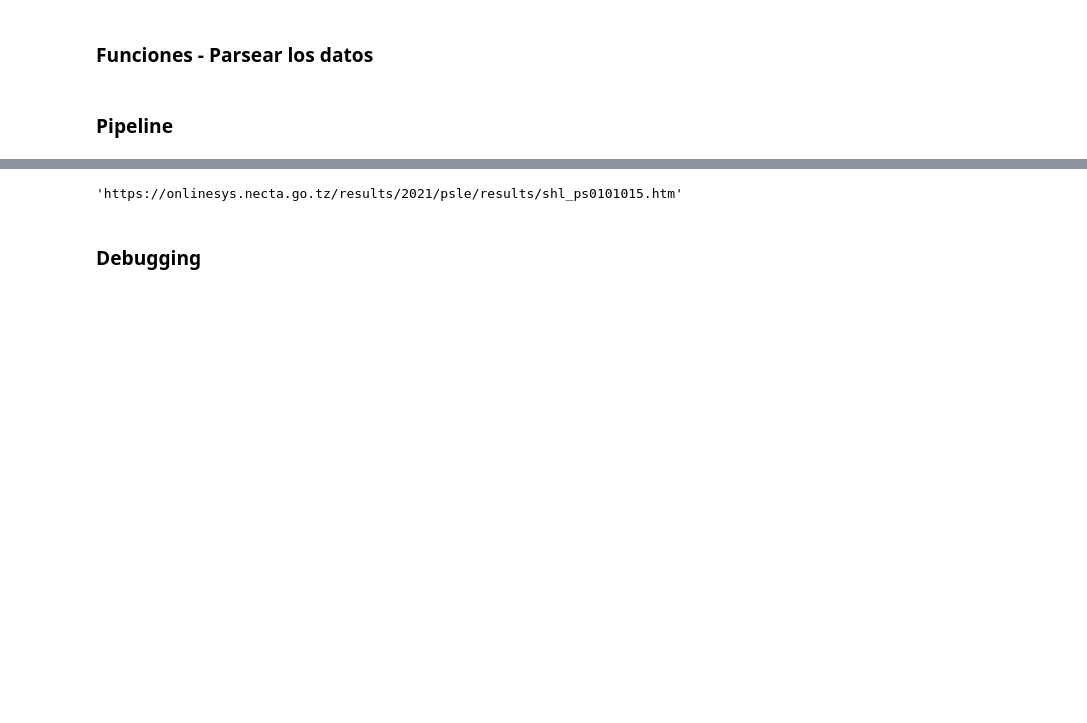
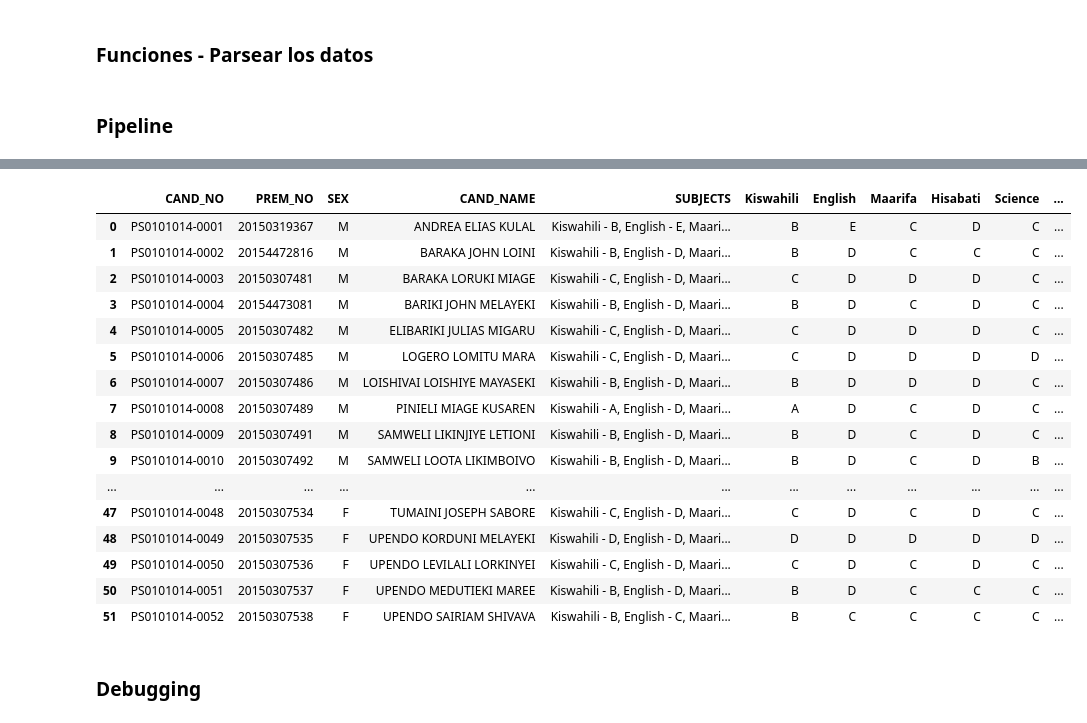
Before and after one commit to FedericoDM/indian-schools-extraction, a Jupyter notebook: tanzania/extract_2021.ipynb, the cells around one changed output, grey strips where cells are left out. Cells and saved outputs as stored; diff of their text form; code cells hidden in the pictures; blank space fills up the shorter version.

```diff
--- a/tanzania/extract_2021.ipynb
+++ b/tanzania/extract_2021.ipynb
@@ -49,7 +49,7 @@ def get_regions_dict(base_url):
 
     return regions_dict
 # %%
-def get_districts_dict(region_url, session):
+def get_districts_dict(region_url):
     """
     Get the districts dictionary from the regions dictionary
 
@@ -65,7 +65,7 @@ def get_districts_dict(region_url, session):
     success = 0
     while success == 0:
         try:
-            r = session.get(region_url, headers=headers, timeout=5)
+            r = requests.get(region_url, headers=headers, timeout=5)
             success = 1
         except Exception as err:
             time.sleep(1.5)
@@ -94,14 +94,14 @@ def get_districts_dict(region_url, session):
 
     return distr_dict
 # %%
-def get_schools_dict(distr_url, session):
+def get_schools_dict(distr_url):
     """
     Get the schools dictionary from the districts dictionary
     """
     success = 0
     while success == 0:
         try:
-            r = session.get(distr_url, headers=headers, timeout=5)
+            r = requests.get(distr_url, headers=headers, timeout=5)
             success = 1
         except Exception as err:
             time.sleep(1.5)
@@ -132,7 +132,7 @@ def get_schools_dict(distr_url, session):
 # %% [markdown]
 ### Funciones - Parsear los datos
 # %%
-def get_raw_table(school_url, session):
+def get_raw_table(school_url):
 
     """
     Gets table with raw data from the school url
@@ -141,7 +141,7 @@ def get_raw_table(school_url, session):
     success = 0
     while success == 0:
         try:
-            r = session.get(school_url, headers=headers, timeout=5)
+            r = requests.get(school_url, headers=headers, timeout=5)
             success = 1
         except Exception as err:
             time.sleep(1.5)
@@ -275,7 +272,23 @@ Done with district ARUSHA
-# %%
-school_url
-# %% [output]
-'https://onlinesys.necta.go.tz/results/2021/psle/results/shl_ps0101015.htm'
+# %%
+raw_table
+# %% [output]
+|  | CAND_NO | PREM_NO | SEX | CAND_NAME | SUBJECTS | Kiswahili | English | Maarifa | Hisabati | Science | ... |
+| 0 | PS0101014-0001 | 20150319367 | M | ANDREA ELIAS KULAL | Kiswahili - B, English - E, Maari... | B | E | C | D | C | ... |
+| 1 | PS0101014-0002 | 20154472816 | M | BARAKA JOHN LOINI | Kiswahili - B, English - D, Maari... | B | D | C | C | C | ... |
+| 2 | PS0101014-0003 | 20150307481 | M | BARAKA LORUKI MIAGE | Kiswahili - C, English - D, Maari... | C | D | D | D | C | ... |
+| 3 | PS0101014-0004 | 20154473081 | M | BARIKI JOHN MELAYEKI | Kiswahili - B, English - D, Maari... | B | D | C | D | C | ... |
+| 4 | PS0101014-0005 | 20150307482 | M | ELIBARIKI JULIAS MIGARU | Kiswahili - C, English - D, Maari... | C | D | D | D | C | ... |
+| 5 | PS0101014-0006 | 20150307485 | M | LOGERO LOMITU MARA | Kiswahili - C, English - D, Maari... | C | D | D | D | D | ... |
+| 6 | PS0101014-0007 | 20150307486 | M | LOISHIVAI LOISHIYE MAYASEKI | Kiswahili - B, English - D, Maari... | B | D | D | D | C | ... |
+| 7 | PS0101014-0008 | 20150307489 | M | PINIELI MIAGE KUSAREN | Kiswahili - A, English - D, Maari... | A | D | C | D | C | ... |
+| 8 | PS0101014-0009 | 20150307491 | M | SAMWELI LIKINJIYE LETIONI | Kiswahili - B, English - D, Maari... | B | D | C | D | C | ... |
+| 9 | PS0101014-0010 | 20150307492 | M | SAMWELI LOOTA LIKIMBOIVO | Kiswahili - B, English - D, Maari... | B | D | C | D | B | ... |
+| ... | ... | ... | ... | ... | ... | ... | ... | ... | ... | ... | ... |
+| 47 | PS0101014-0048 | 20150307534 | F | TUMAINI JOSEPH SABORE | Kiswahili - C, English - D, Maari... | C | D | C | D | C | ... |
+| 48 | PS0101014-0049 | 20150307535 | F | UPENDO KORDUNI MELAYEKI | Kiswahili - D, English - D, Maari... | D | D | D | D | D | ... |
+| 49 | PS0101014-0050 | 20150307536 | F | UPENDO LEVILALI LORKINYEI | Kiswahili - C, English - D, Maari... | C | D | C | D | C | ... |
+| 50 | PS0101014-0051 | 20150307537 | F | UPENDO MEDUTIEKI MAREE | Kiswahili - B, English - D, Maari... | B | D | C | C | C | ... |
+| 51 | PS0101014-0052 | 20150307538 | F | UPENDO SAIRIAM SHIVAVA | Kiswahili - B, English - C, Maari... | B | C | C | C | C | ... |
 # %% [markdown]
 ### Debugging
 # %%
```
Also changed, not shown: parts of 1 cell of this notebook, 1 other file.
